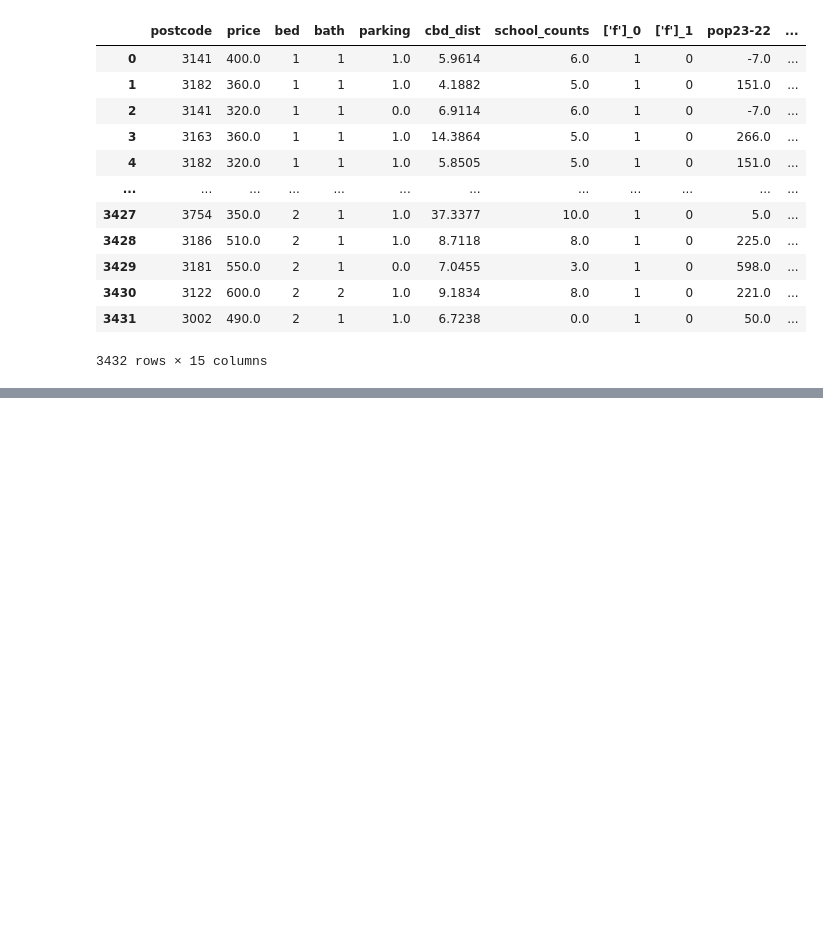
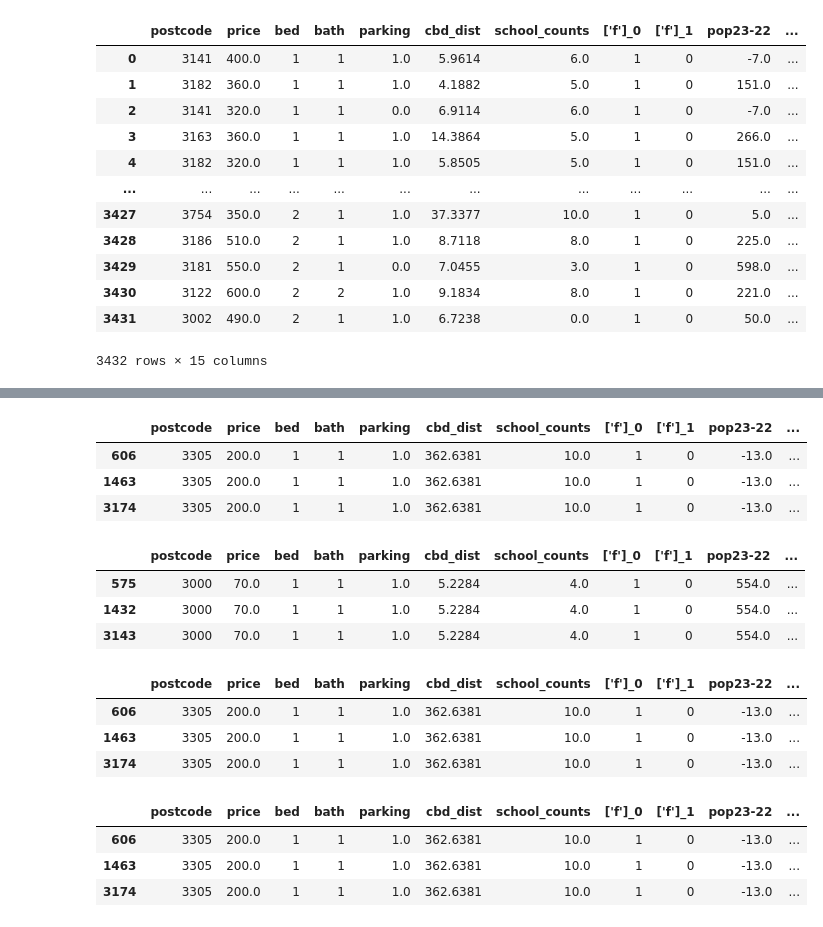
Before and after one commit to MAST30034-Applied-Data-Science/generic-real-estate-consulting-project-group-15, a Jupyter notebook: models/MLPRegressor.ipynb, the cells around one changed output, grey strips where cells are left out. Drawn from its saved outputs; the diff is of its cells as text; code cells hidden in the pictures; blank space fills up the shorter version.

```diff
--- a/models/MLPRegressor.ipynb
+++ b/models/MLPRegressor.ipynb
@@ -207,0 +272,28 @@ Name: avg_rate, dtype: float64
+# %%
+df[df['price_2023'] == df['price_2023'].min()]
+# %% [output]
+|  | postcode | price | bed | bath | parking | cbd_dist | school_counts | ['f']_0 | ['f']_1 | pop23-22 | ... |
+| 606 | 3305 | 200.0 | 1 | 1 | 1.0 | 362.6381 | 10.0 | 1 | 0 | -13.0 | ... |
+| 1463 | 3305 | 200.0 | 1 | 1 | 1.0 | 362.6381 | 10.0 | 1 | 0 | -13.0 | ... |
+| 3174 | 3305 | 200.0 | 1 | 1 | 1.0 | 362.6381 | 10.0 | 1 | 0 | -13.0 | ... |
+# %%
+df[df['price_2024'] == df['price_2024'].min()]
+# %% [output]
+|  | postcode | price | bed | bath | parking | cbd_dist | school_counts | ['f']_0 | ['f']_1 | pop23-22 | ... |
+| 575 | 3000 | 70.0 | 1 | 1 | 1.0 | 5.2284 | 4.0 | 1 | 0 | 554.0 | ... |
+| 1432 | 3000 | 70.0 | 1 | 1 | 1.0 | 5.2284 | 4.0 | 1 | 0 | 554.0 | ... |
+| 3143 | 3000 | 70.0 | 1 | 1 | 1.0 | 5.2284 | 4.0 | 1 | 0 | 554.0 | ... |
+# %%
+df[df['price_2025'] == df['price_2025'].min()]
+# %% [output]
+|  | postcode | price | bed | bath | parking | cbd_dist | school_counts | ['f']_0 | ['f']_1 | pop23-22 | ... |
+| 606 | 3305 | 200.0 | 1 | 1 | 1.0 | 362.6381 | 10.0 | 1 | 0 | -13.0 | ... |
+| 1463 | 3305 | 200.0 | 1 | 1 | 1.0 | 362.6381 | 10.0 | 1 | 0 | -13.0 | ... |
+| 3174 | 3305 | 200.0 | 1 | 1 | 1.0 | 362.6381 | 10.0 | 1 | 0 | -13.0 | ... |
+# %%
+df[df['postcode']==3305]
+# %% [output]
+|  | postcode | price | bed | bath | parking | cbd_dist | school_counts | ['f']_0 | ['f']_1 | pop23-22 | ... |
+| 606 | 3305 | 200.0 | 1 | 1 | 1.0 | 362.6381 | 10.0 | 1 | 0 | -13.0 | ... |
+| 1463 | 3305 | 200.0 | 1 | 1 | 1.0 | 362.6381 | 10.0 | 1 | 0 | -13.0 | ... |
+| 3174 | 3305 | 200.0 | 1 | 1 | 1.0 | 362.6381 | 10.0 | 1 | 0 | -13.0 | ... |
```
Also changed, not shown: parts of 9 cells of this notebook, 2 other files.
